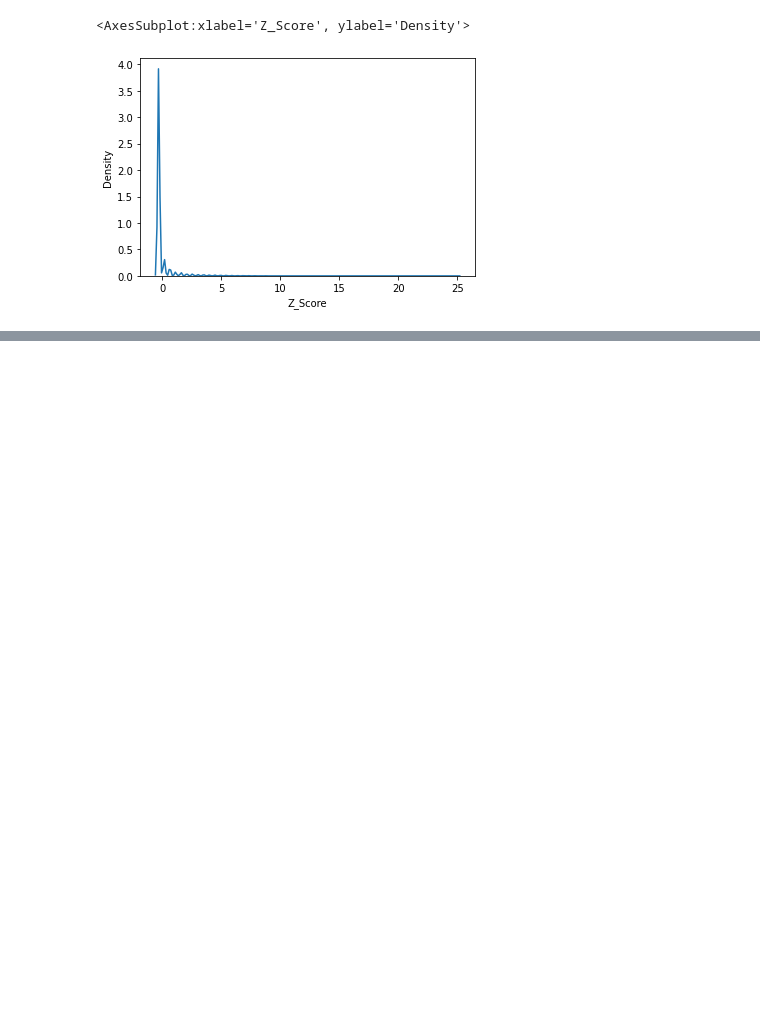
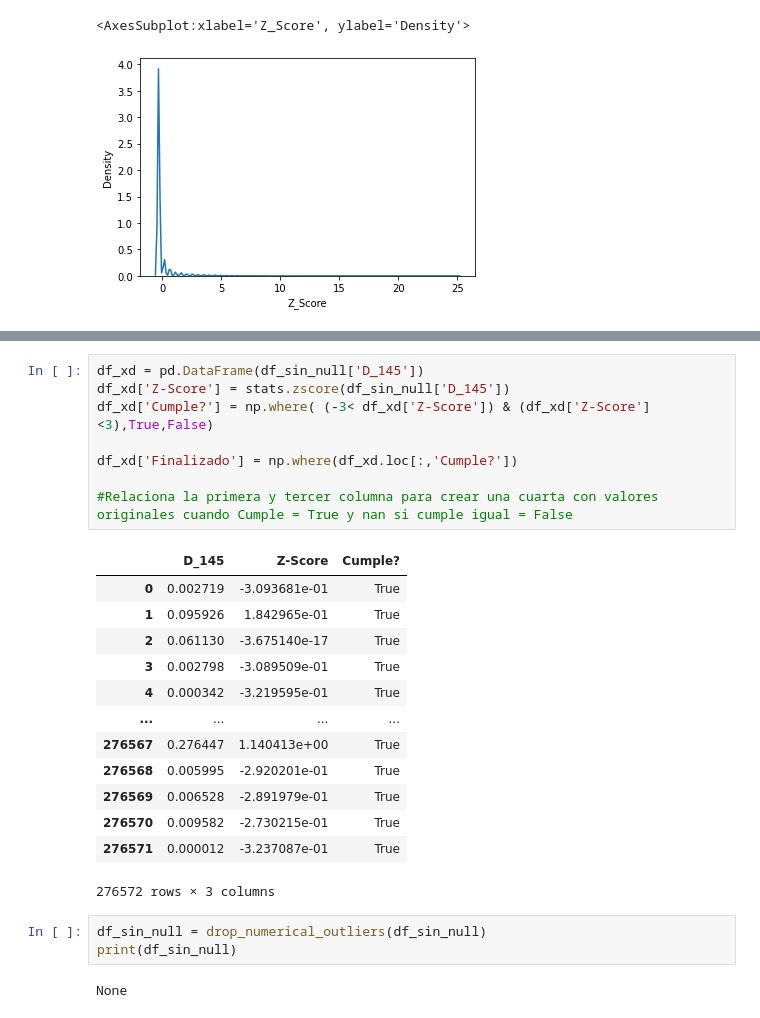
Before and after one commit to BraianV/Org-Datos-Grupo-19, a Jupyter notebook: notebooks/Analisis de datos.ipynb, the cells around one changed output, grey strips where cells are left out. Drawn from its saved outputs; the diff is of its cells as text; blank space fills up the shorter version.

```diff
--- a/notebooks/Analisis de datos.ipynb
+++ b/notebooks/Analisis de datos.ipynb
@@ -244,0 +264,27 @@ Name: D_145, Length: 276572, dtype: float64
+# %%
+df_xd = pd.DataFrame(df_sin_null['D_145'])
+df_xd['Z-Score'] = stats.zscore(df_sin_null['D_145'])
+df_xd['Cumple?'] = np.where( (-3< df_xd['Z-Score']) & (df_xd['Z-Score']<3),True,False)
+
+df_xd['Finalizado'] = np.where(df_xd.loc[:,'Cumple?'])
+
+#Relaciona la primera y tercer columna para crear una cuarta con valores originales cuando Cumple = True y nan si cumple igual = False
+# %% [output]
+|  | D_145 | Z-Score | Cumple? |
+| 0 | 0.002719 | -3.093681e-01 | True |
+| 1 | 0.095926 | 1.842965e-01 | True |
+| 2 | 0.061130 | -3.675140e-17 | True |
+| 3 | 0.002798 | -3.089509e-01 | True |
+| 4 | 0.000342 | -3.219595e-01 | True |
+| ... | ... | ... | ... |
+| 276567 | 0.276447 | 1.140413e+00 | True |
+| 276568 | 0.005995 | -2.920201e-01 | True |
+| 276569 | 0.006528 | -2.891979e-01 | True |
+| 276570 | 0.009582 | -2.730215e-01 | True |
+| 276571 | 0.000012 | -3.237087e-01 | True |
+276572 rows × 3 columns
+# %%
+df_sin_null = drop_numerical_outliers(df_sin_null)
+print(df_sin_null)
+# %% [output]
+None
```
Also changed, not shown: parts of 9 cells of this notebook.
